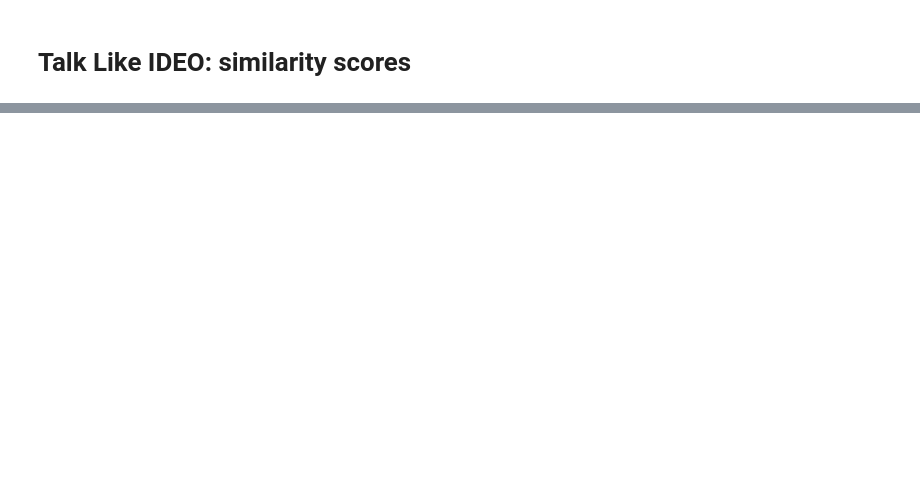
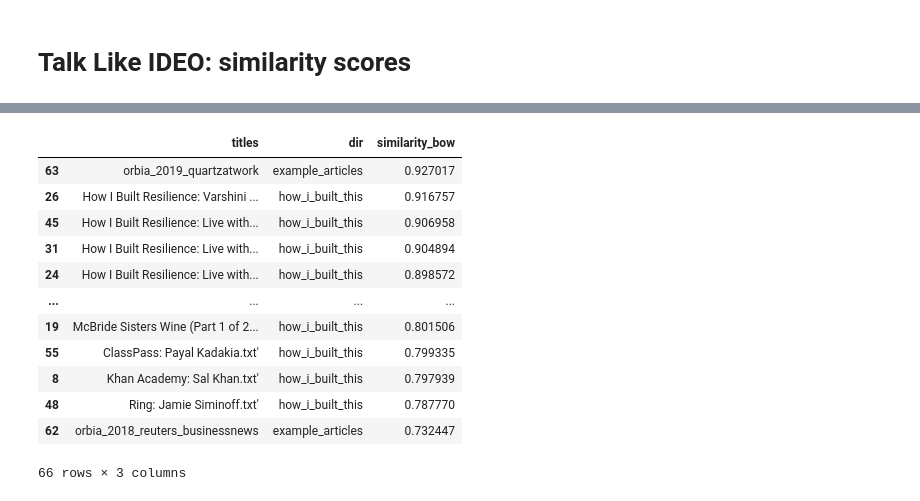
Before and after one commit to ideo/a-list, a Jupyter notebook: notebooks/6_talk_like_ideo.ipynb, the cells around one changed output, grey strips where cells are left out. Saved outputs shown, nothing was run; the diff lists cells and outputs as text; code cells hidden in the pictures; blank space fills up the shorter version.

```diff
--- a/notebooks/6_talk_like_ideo.ipynb
+++ b/notebooks/6_talk_like_ideo.ipynb
@@ -144,0 +177,16 @@ pwd
+# %%
+df_index.sort_values(by='similarity_bow', ascending=False)
+# %% [output]
+|  | titles | dir | similarity_bow |
+| 63 | orbia_2019_quartzatwork | example_articles | 0.927017 |
+| 26 | How I Built Resilience: Varshini ... | how_i_built_this | 0.916757 |
+| 45 | How I Built Resilience: Live with... | how_i_built_this | 0.906958 |
+| 31 | How I Built Resilience: Live with... | how_i_built_this | 0.904894 |
+| 24 | How I Built Resilience: Live with... | how_i_built_this | 0.898572 |
+| ... | ... | ... | ... |
+| 19 | McBride Sisters Wine (Part 1 of 2... | how_i_built_this | 0.801506 |
+| 55 | ClassPass: Payal Kadakia.txt' | how_i_built_this | 0.799335 |
+| 8 | Khan Academy: Sal Khan.txt' | how_i_built_this | 0.797939 |
+| 48 | Ring: Jamie Siminoff.txt' | how_i_built_this | 0.787770 |
+| 62 | orbia_2018_reuters_businessnews | example_articles | 0.732447 |
+66 rows × 3 columns
```
Also changed, not shown: parts of 39 cells of this notebook.
